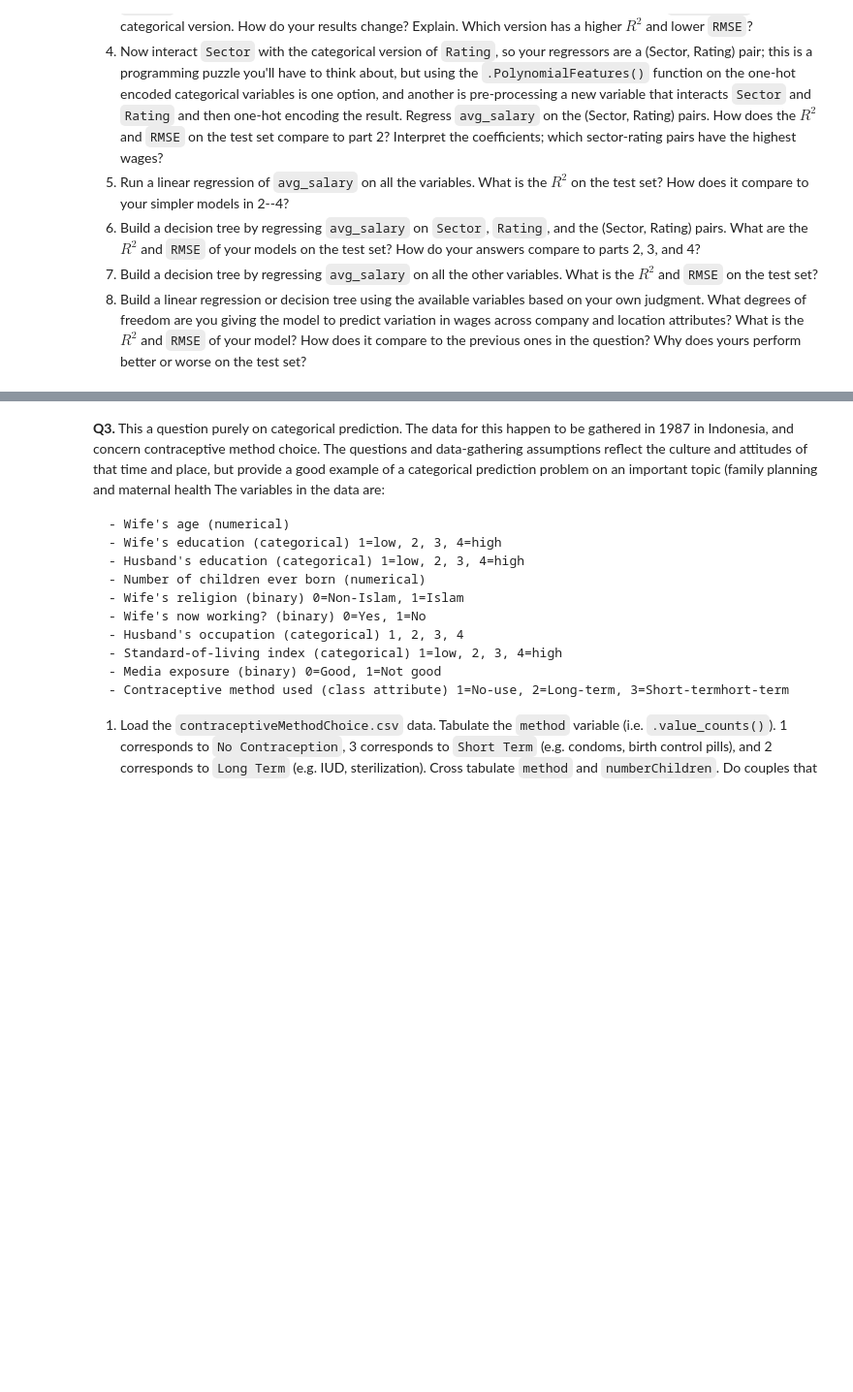
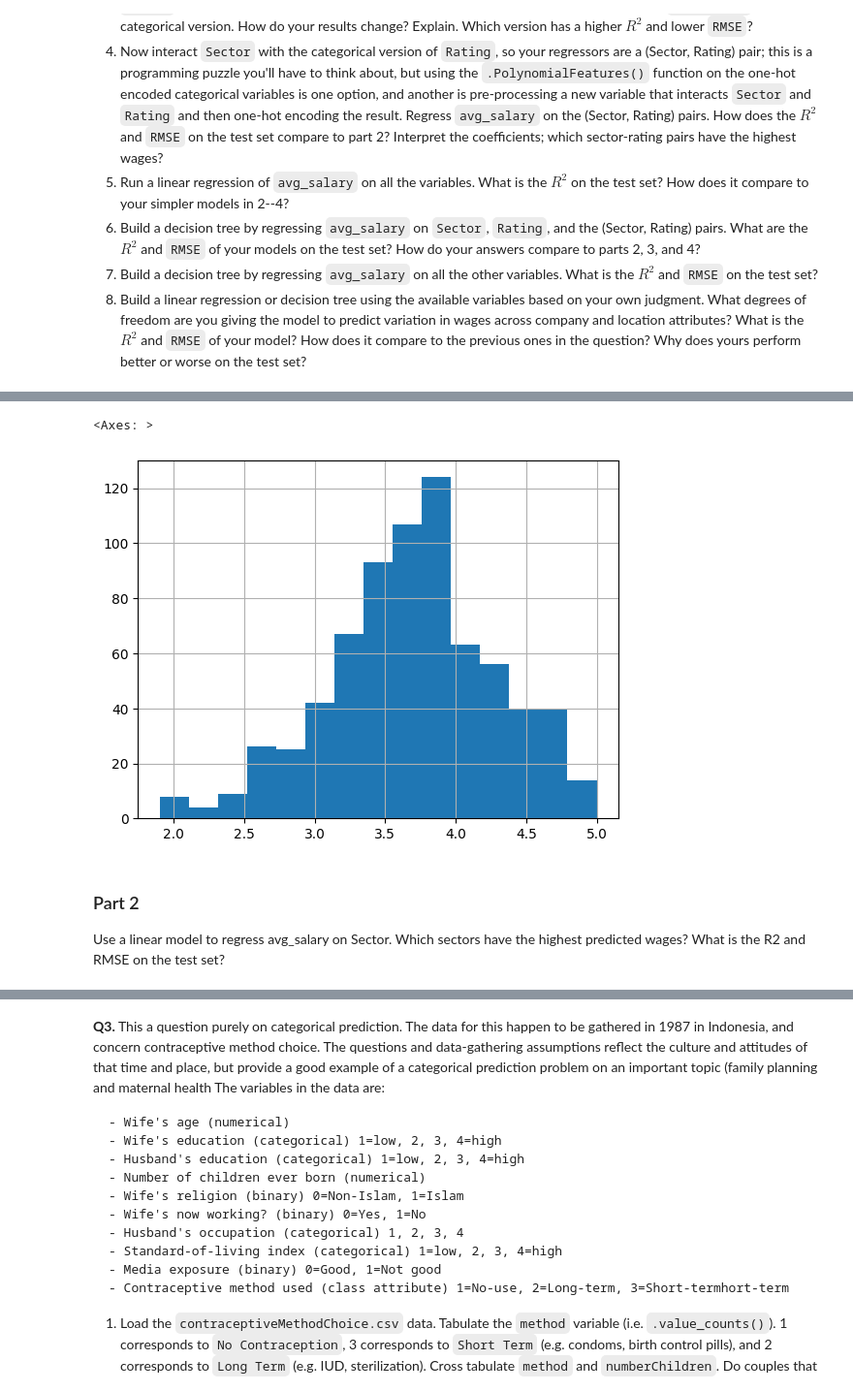
Before and after one commit to elaine-zhang12/assignment4, a Jupyter notebook: assignment4.ipynb, the cells around one changed output, grey strips where cells are left out. Shown: that part at 97% size. Saved outputs shown, nothing was run; the diff lists cells and outputs as text; code cells hidden in the pictures; blank space fills up the shorter version.

```diff
--- a/assignment4.ipynb
+++ b/assignment4.ipynb
@@ -429,0 +480,5 @@ My best model was ultimately the decision regressor where I did not perform expa
+# %%
+wages['Rating'].hist(bins=15)
+# %% [output]
+<Axes: >
+[figure, added]
@@ -429,0 +493,3 @@ My best model was ultimately the decision regressor where I did not perform expa
+# %% [markdown]
+### Part 2
+Use a linear model to regress avg_salary on Sector. Which sectors have the highest predicted wages? What is the  R2  and RMSE on the test set?
```
Also changed, not shown: parts of 22 cells of this notebook.
